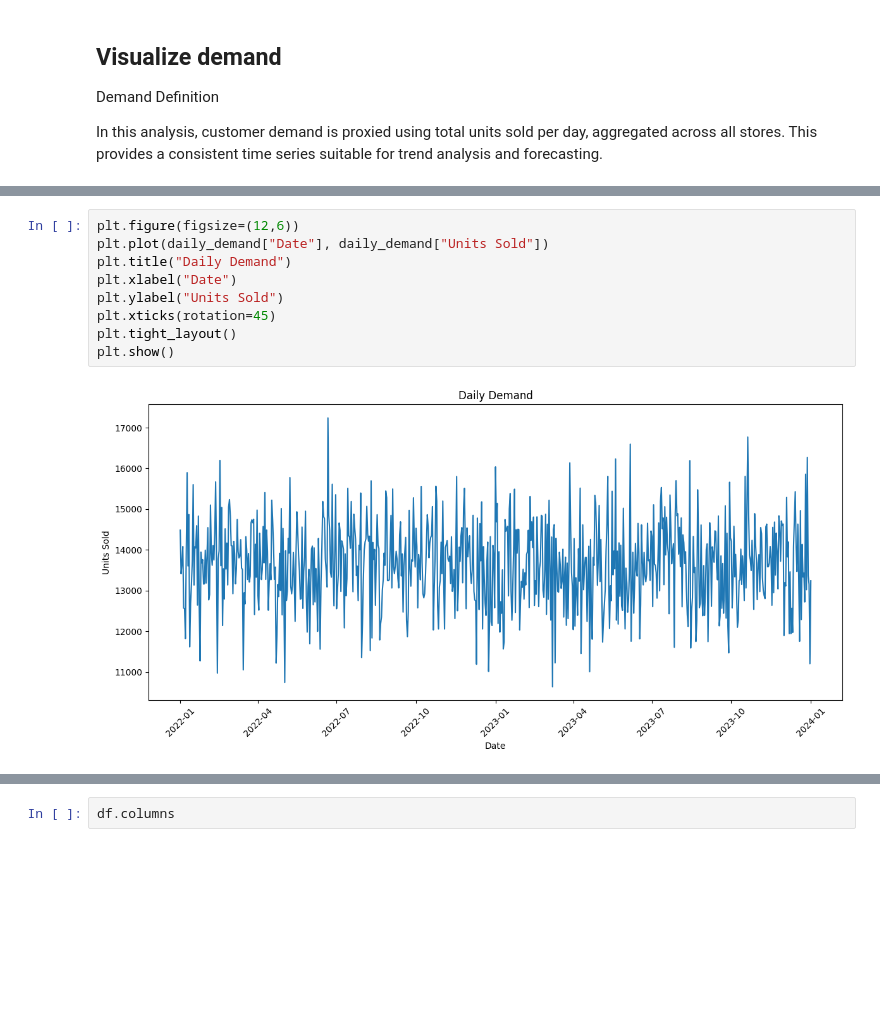
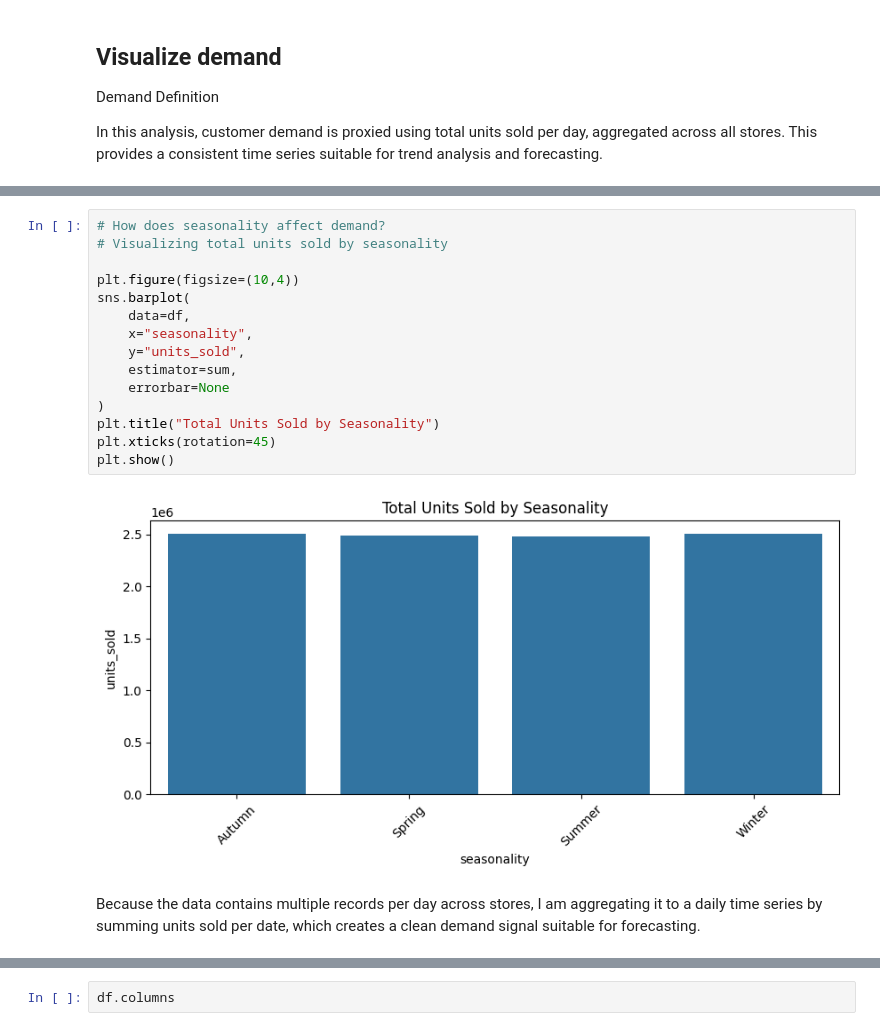
Before and after one commit to chinenyennabude/UK_Retail_Customer_Demand_Forecasting, a Jupyter notebook: notebooks/01_data_exploration.ipynb, the cells around one changed output, grey strips where cells are left out. Drawn from its saved outputs; the diff is of its cells as text; blank space fills up the shorter version.

Commit message:
Explore categorical drivers of demand

```diff
--- a/notebooks/01_data_exploration.ipynb
+++ b/notebooks/01_data_exploration.ipynb
@@ -111,11 +191,19 @@ for trend analysis and forecasting.
 # %%
-plt.figure(figsize=(12,6))
-plt.plot(daily_demand["Date"], daily_demand["Units Sold"])
-plt.title("Daily Demand")
-plt.xlabel("Date")
-plt.ylabel("Units Sold")
+# How does seasonality affect demand?
+# Visualizing total units sold by seasonality
+
+plt.figure(figsize=(10,4))
+sns.barplot(
+    data=df,
+    x="seasonality",
+    y="units_sold",
+    estimator=sum,
+    errorbar=None
+)
+plt.title("Total Units Sold by Seasonality")
 plt.xticks(rotation=45)
-plt.tight_layout()
 plt.show()
 # %% [output]
-[figure, old version]
+[figure, new version]
+# %% [markdown]
+Because the data contains multiple records per day across stores, I am aggregating it to a daily time series by summing units sold per date, which creates a clean demand signal suitable for forecasting.
```
Also changed, not shown: parts of 10 cells of this notebook.
